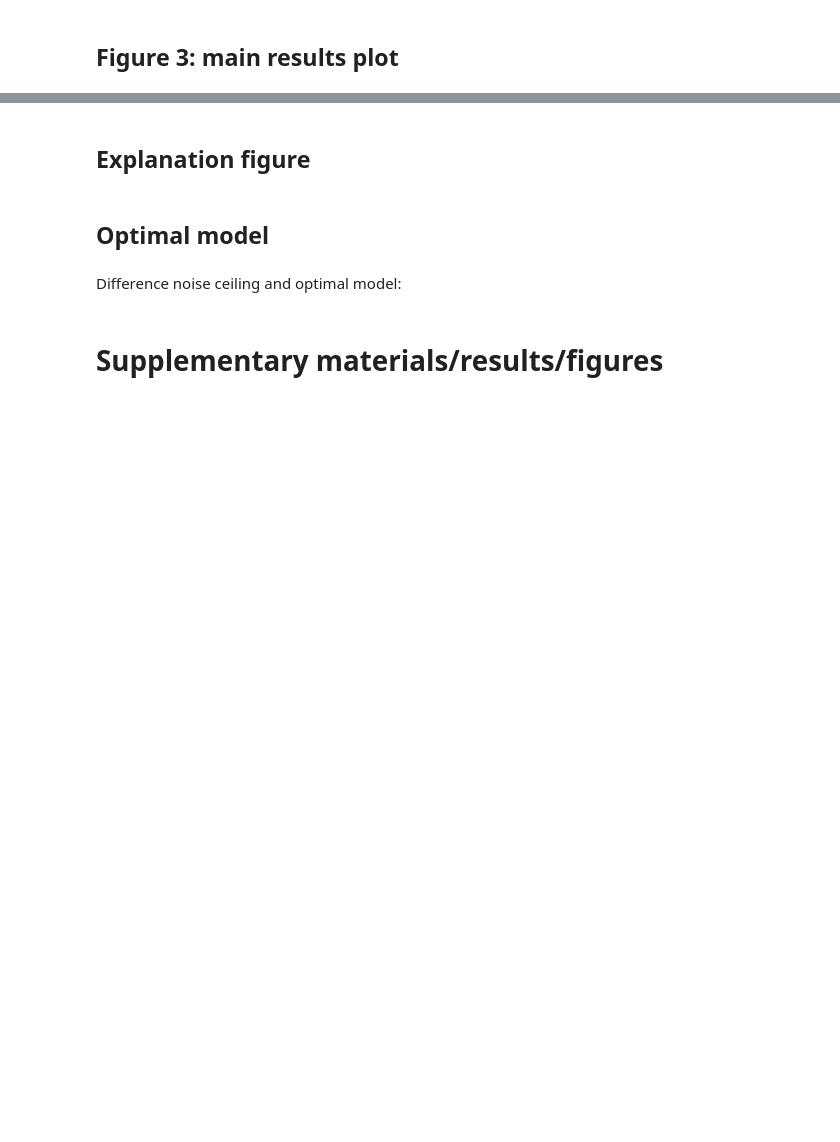
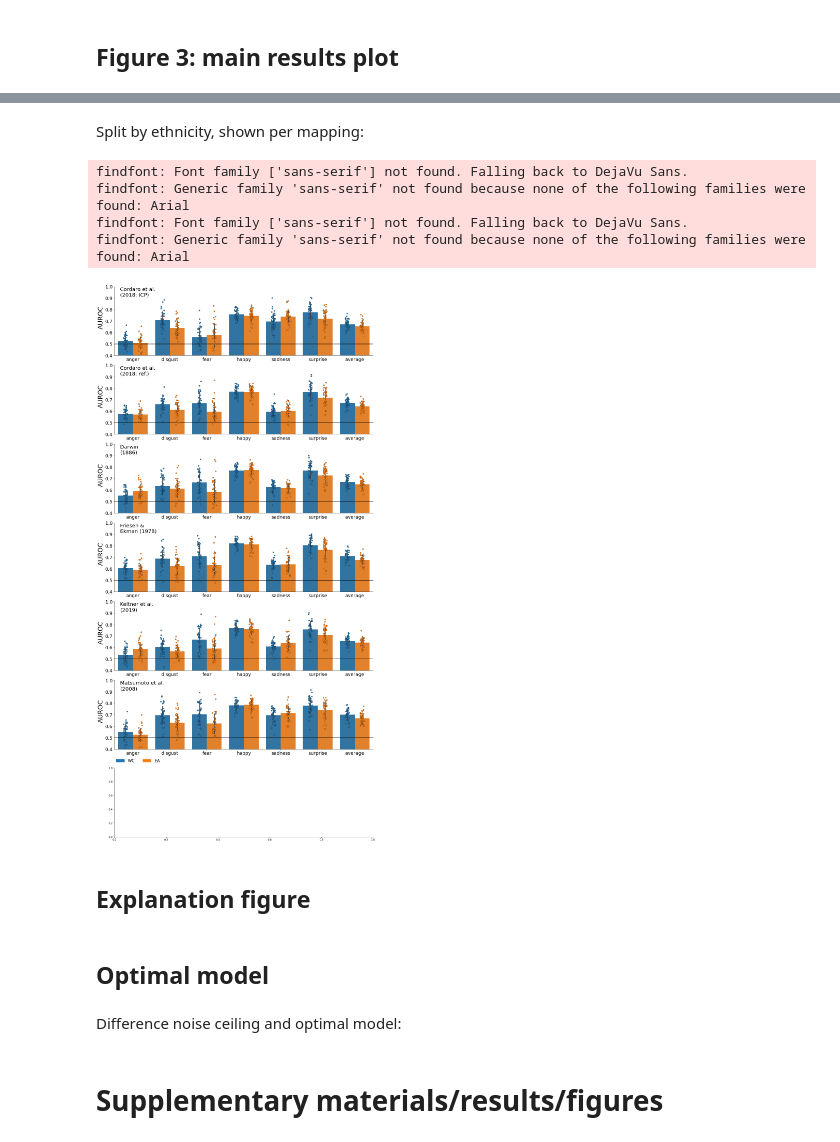
Before and after one commit to lukassnoek/hypothesis-kernel-analysis, a Jupyter notebook: notebooks/figures.ipynb, the cells around one changed output, grey strips where cells are left out. Saved outputs shown, nothing was run; the diff lists cells and outputs as text; code cells hidden in the pictures; blank space fills up the shorter version.

```diff
--- a/notebooks/figures.ipynb
+++ b/notebooks/figures.ipynb
@@ -222,0 +213,56 @@ plt.savefig('figure_3.png', bbox_inches='tight', dpi=400, facecolor='white')
+# %% [markdown]
+Split by ethnicity, shown per mapping:
+# %%
+ymin = 0.4
+ymax = 1
+chance_level = .5
+
+df = pd.read_csv('../results/scores.tsv', sep='\t', index_col=0)
+# Only results on the train set (sub & split) are shown!
+df = df.query("trial_split == 'train' and sub_split == 'train' & face_gender == 'all'")
+df = df.drop(['sub_split', 'trial_split'], axis=1)
+df = df.query("mapping in @map2leg.keys()")
+df = df.replace(map2leg)
+
+# Add average across mappings to df for plotting (rightmost panel)
+df_av = df.groupby(['mapping', 'sub', 'sub_ethnicity']).mean().reset_index()
+df = pd.concat([df, df_av.assign(emotion='average')], axis=0)
+
+fig, axes = plt.subplots(figsize=(15, 30), constrained_layout=True, nrows=7)
+hue_order = ['WC', 'EA']
+for i, mapp in enumerate(df['mapping'].unique()):
+    ax = axes[i]
+    this_df = df.query("mapping == @mapp")
+    ax = sns.barplot(x='emotion', y='score', data=this_df, hue='sub_ethnicity',
+                    ax=ax, ci='sd', hue_order=hue_order, order=emo_names + ['average'])
+
+    ax = sns.stripplot(x='emotion', y='score', hue='sub_ethnicity',
+                    edgecolor='black', linewidth=0.4, data=this_df, ax=ax,
+                    dodge=True, jitter=True, hue_order=hue_order, order=emo_names + ['average'])
+
+    ax.set_xlabel('')
+    ax.set_ylabel('AUROC', fontsize=25, )
+    ax.yaxis.set_label_coords(-0.04, 0.55)
+
+    # Some aesthetics
+    ax.set_facecolor('white')
+    ax.set_ylim(ymin, ymax)
+    ax.axhline(chance_level, c='k', ls='-')
+    ax.legend_.remove()
+
+    colors = {name: sns.color_palette()[i] for i, name in enumerate(hue_order)}
+    labels = list(colors.keys())
+    handles = [plt.Rectangle((0,0),1,1, color=colors[label]) for label in labels]
+    legend = plt.legend(handles, labels, ncol=4, loc=(0, 1.05), frameon=False, fontsize=16)
+
+    ax.tick_params(axis='y', labelsize=18)
+    ax.tick_params(axis='x', labelsize=18)
+    ax.text(-0.35, .95, mapp, fontsize=20, va='center')
+sns.despine()
+plt.savefig('figure_SX3.png', bbox_inches='tight', dpi=400, facecolor='white')
+# %% [output]
+findfont: Font family ['sans-serif'] not found. Falling back to DejaVu Sans.
+findfont: Generic family 'sans-serif' not found because none of the following families were found: Arial
+findfont: Font family ['sans-serif'] not found. Falling back to DejaVu Sans.
+findfont: Generic family 'sans-serif' not found because none of the following families were found: Arial
+[figure, added]
```
Also changed, not shown: parts of 18 cells of this notebook, 36 other files.
